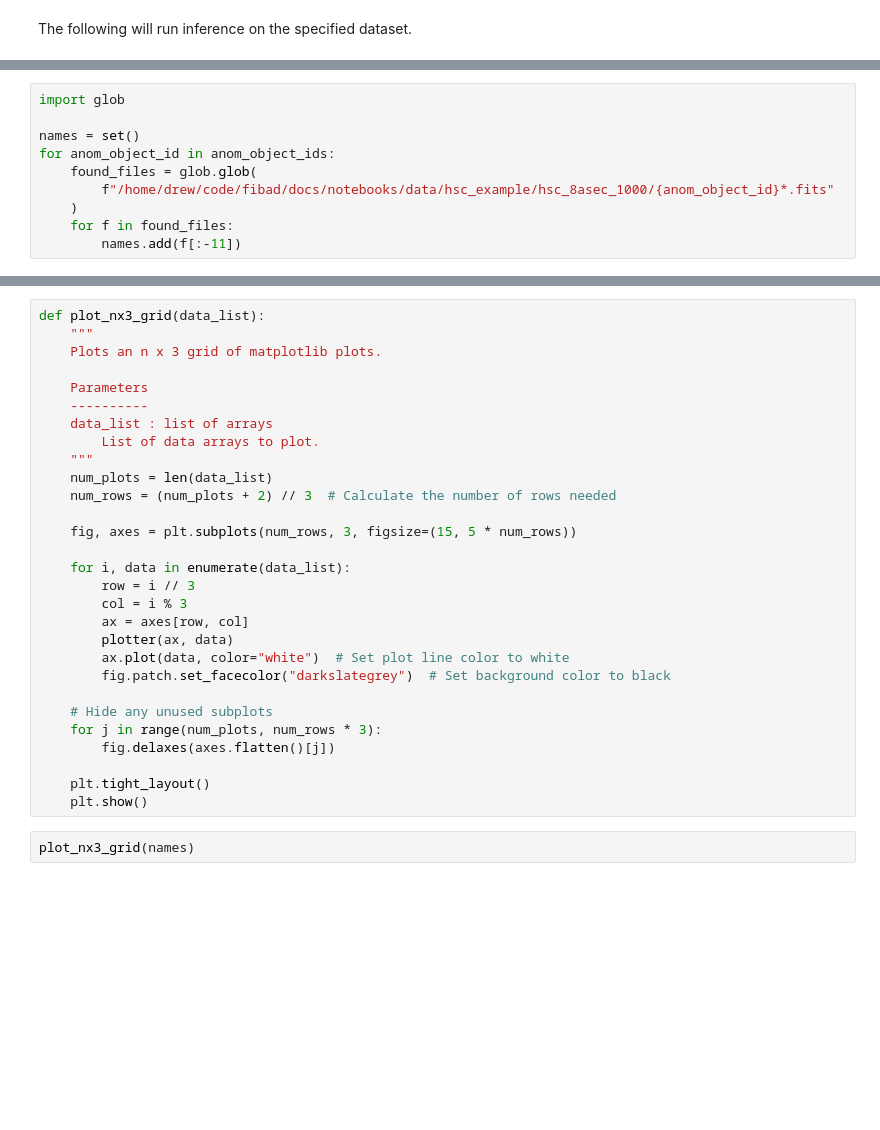
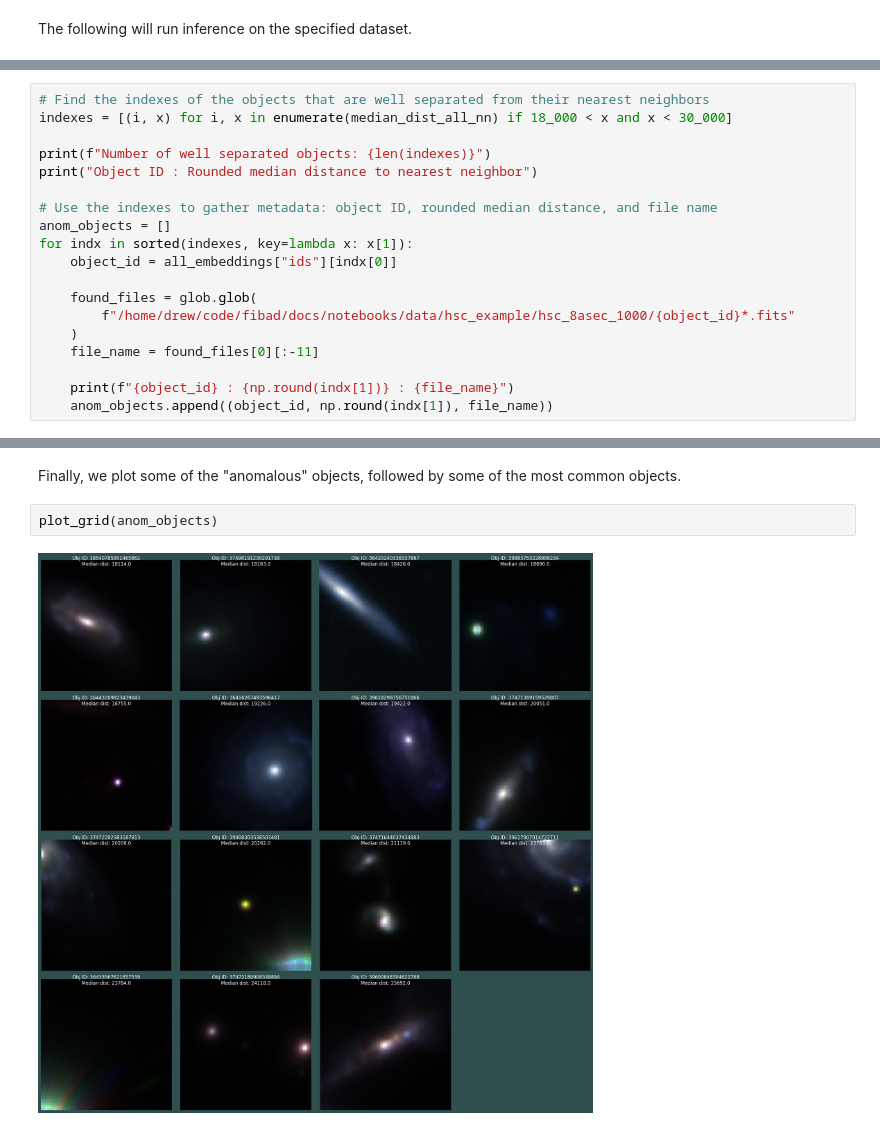
Before and after one commit to lincc-frameworks/fibad, a Jupyter notebook: mpr_demo.ipynb, the cells around one changed output, grey strips where cells are left out. Cells and saved outputs as stored; diff of their text form; blank space fills up the shorter version.

```diff
--- a/mpr_demo.ipynb
+++ b/mpr_demo.ipynb
@@ -211,10 +272,0 @@ Get the actual file names for the "anomalous objects"
-# %%
-import glob
-
-names = set()
-for anom_object_id in anom_object_ids:
-    found_files = glob.glob(
-        f"/home/drew/code/fibad/docs/notebooks/data/hsc_example/hsc_8asec_1000/{anom_object_id}*.fits"
-    )
-    for f in found_files:
-        names.add(f[:-11])
@@ -220,0 +300,19 @@ for anom_object_id in anom_object_ids:
+# %%
+# Find the indexes of the objects that are well separated from their nearest neighbors
+indexes = [(i, x) for i, x in enumerate(median_dist_all_nn) if 18_000 < x and x < 30_000]
+
+print(f"Number of well separated objects: {len(indexes)}")
+print("Object ID : Rounded median distance to nearest neighbor")
+
+# Use the indexes to gather metadata: object ID, rounded median distance, and file name
+anom_objects = []
+for indx in sorted(indexes, key=lambda x: x[1]):
+    object_id = all_embeddings["ids"][indx[0]]
+
+    found_files = glob.glob(
+        f"/home/drew/code/fibad/docs/notebooks/data/hsc_example/hsc_8asec_1000/{object_id}*.fits"
+    )
+    file_name = found_files[0][:-11]
+
+    print(f"{object_id} : {np.round(indx[1])} : {file_name}")
+    anom_objects.append((object_id, np.round(indx[1]), file_name))
@@ -259,32 +444,7 @@ def plotter(ax, file_name):
     ax.axis("off")  # Hide the axis
-# %%
-def plot_nx3_grid(data_list):
-    """
-    Plots an n x 3 grid of matplotlib plots.
-
-    Parameters
-    ----------
-    data_list : list of arrays
-        List of data arrays to plot.
-    """
-    num_plots = len(data_list)
-    num_rows = (num_plots + 2) // 3  # Calculate the number of rows needed
-
-    fig, axes = plt.subplots(num_rows, 3, figsize=(15, 5 * num_rows))
-
-    for i, data in enumerate(data_list):
-        row = i // 3
-        col = i % 3
-        ax = axes[row, col]
-        plotter(ax, data)
-        ax.plot(data, color="white")  # Set plot line color to white
-        fig.patch.set_facecolor("darkslategrey")  # Set background color to black
-
-    # Hide any unused subplots
-    for j in range(num_plots, num_rows * 3):
-        fig.delaxes(axes.flatten()[j])
-
-    plt.tight_layout()
-    plt.show()
-# %%
-plot_nx3_grid(names)
+# %% [markdown]
+Finally, we plot some of the "anomalous" objects, followed by some of the most common objects.
+# %%
+plot_grid(anom_objects)
+# %% [output]
+[figure, added]
```
Also changed, not shown: parts of 30 cells of this notebook, 5 other files.
